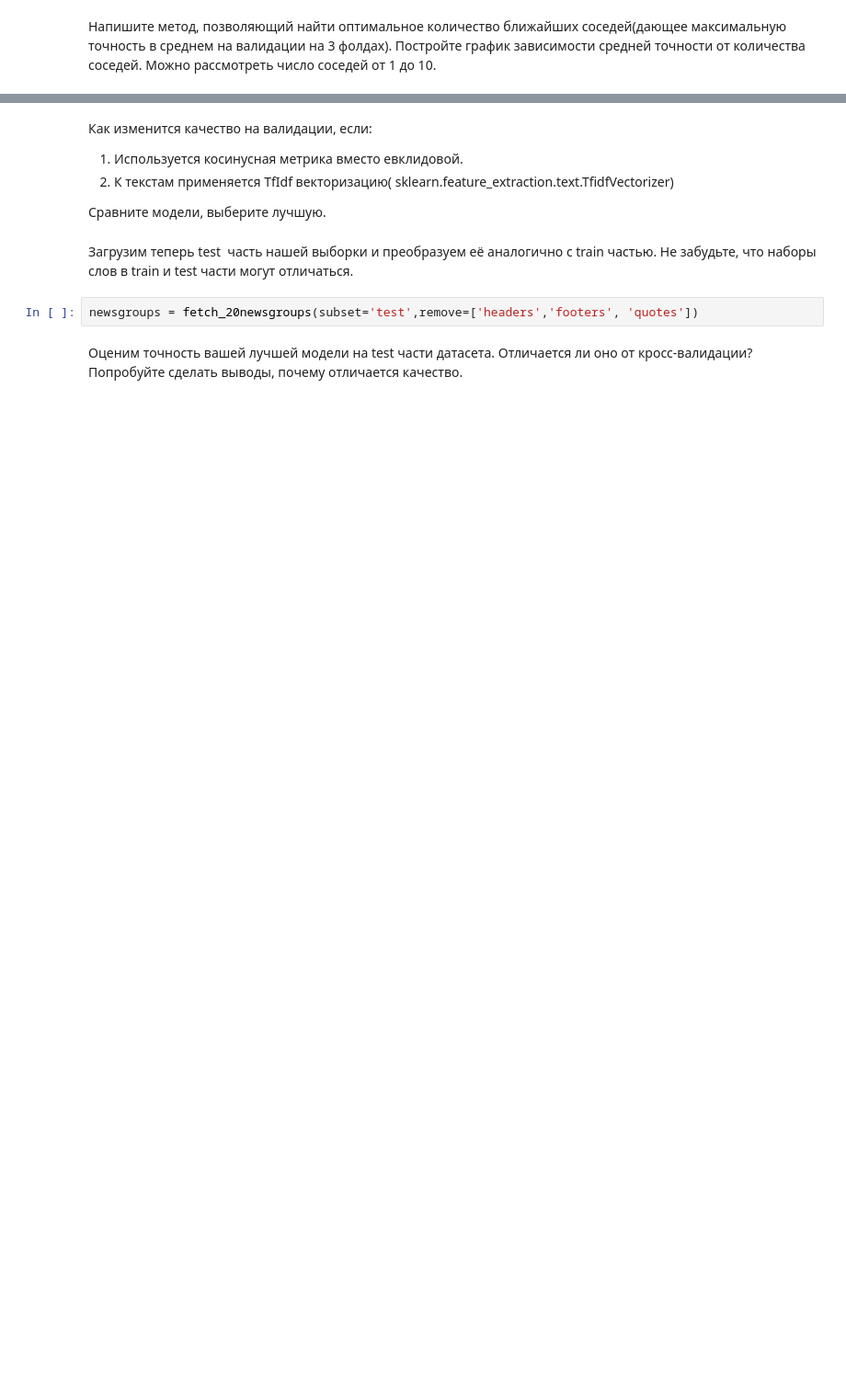
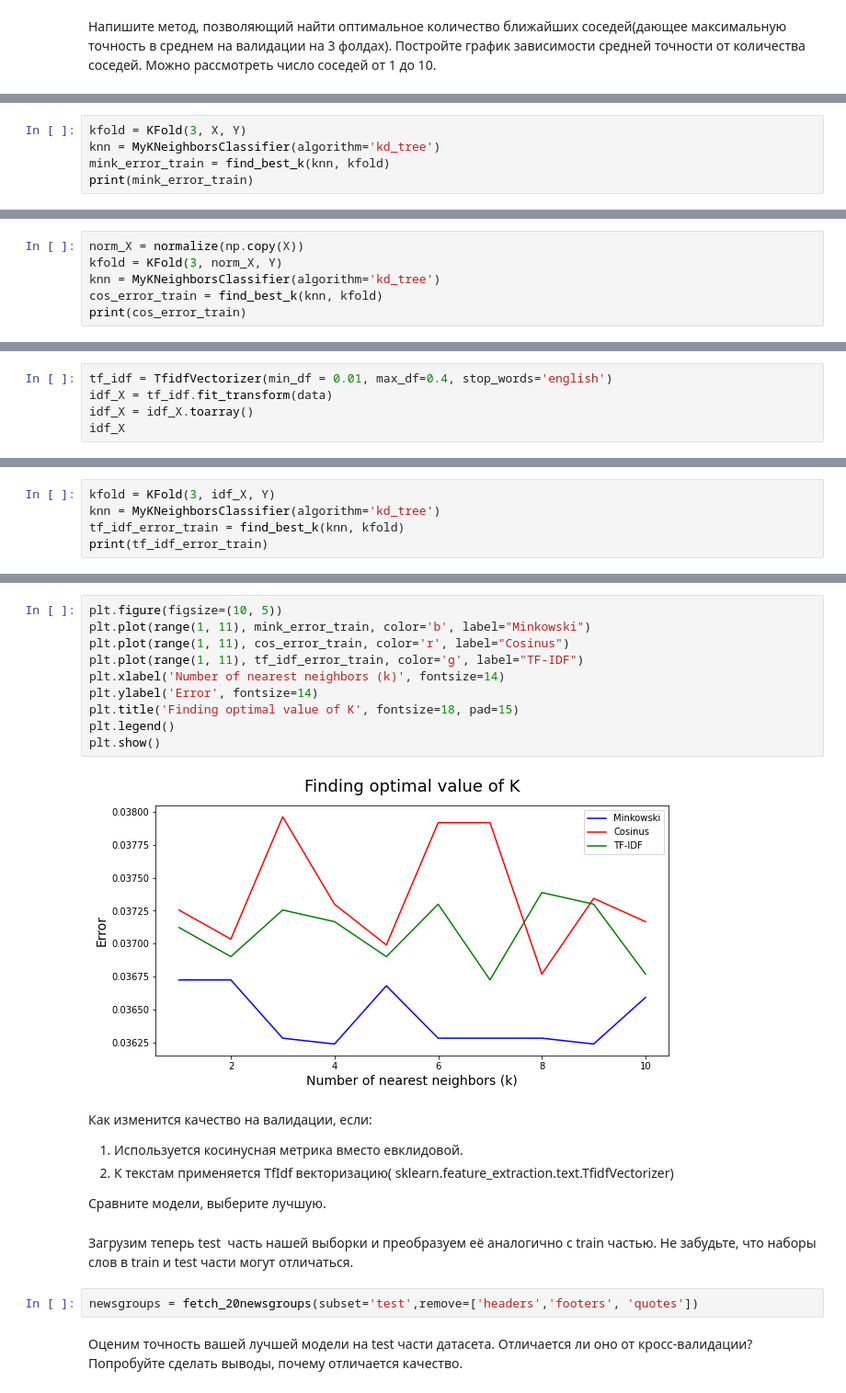
Before and after one commit to Mb-NextTime/msu_ml_spring_2022, a Jupyter notebook: 01/sulovyev_hw1.ipynb, the cells around one changed output, grey strips where cells are left out. Shown at 92% size. Cells and saved outputs as stored; diff of their text form; blank space fills up the shorter version.

```diff
--- a/01/sulovyev_hw1.ipynb
+++ b/01/sulovyev_hw1.ipynb
@@ -195,0 +262,5 @@ X.toarray()
+# %%
+kfold = KFold(3, X, Y)
+knn = MyKNeighborsClassifier(algorithm='kd_tree')
+mink_error_train = find_best_k(knn, kfold)
+print(mink_error_train)
@@ -195,0 +279,6 @@ X.toarray()
+# %%
+norm_X = normalize(np.copy(X))
+kfold = KFold(3, norm_X, Y)
+knn = MyKNeighborsClassifier(algorithm='kd_tree')
+cos_error_train = find_best_k(knn, kfold)
+print(cos_error_train)
@@ -195,0 +297,5 @@ X.toarray()
+# %%
+tf_idf = TfidfVectorizer(min_df = 0.01, max_df=0.4, stop_words='english')
+idf_X = tf_idf.fit_transform(data)
+idf_X = idf_X.toarray()
+idf_X
@@ -195,0 +310,5 @@ X.toarray()
+# %%
+kfold = KFold(3, idf_X, Y)
+knn = MyKNeighborsClassifier(algorithm='kd_tree')
+tf_idf_error_train = find_best_k(knn, kfold)
+print(tf_idf_error_train)
@@ -196,3 +327,15 @@ X.toarray()
+# %%
+plt.figure(figsize=(10, 5))
+plt.plot(range(1, 11), mink_error_train, color='b', label="Minkowski")
+plt.plot(range(1, 11), cos_error_train, color='r', label="Cosinus")
+plt.plot(range(1, 11), tf_idf_error_train, color='g', label="TF-IDF")
+plt.xlabel('Number of nearest neighbors (k)', fontsize=14)
+plt.ylabel('Error', fontsize=14)
+plt.title('Finding optimal value of K', fontsize=18, pad=15)
+plt.legend()
+plt.show()
+# %% [output]
+[figure, added]
 # %% [markdown]
 Как изменится качество на валидации, если:
 
```
Also changed, not shown: parts of 22 cells of this notebook.
